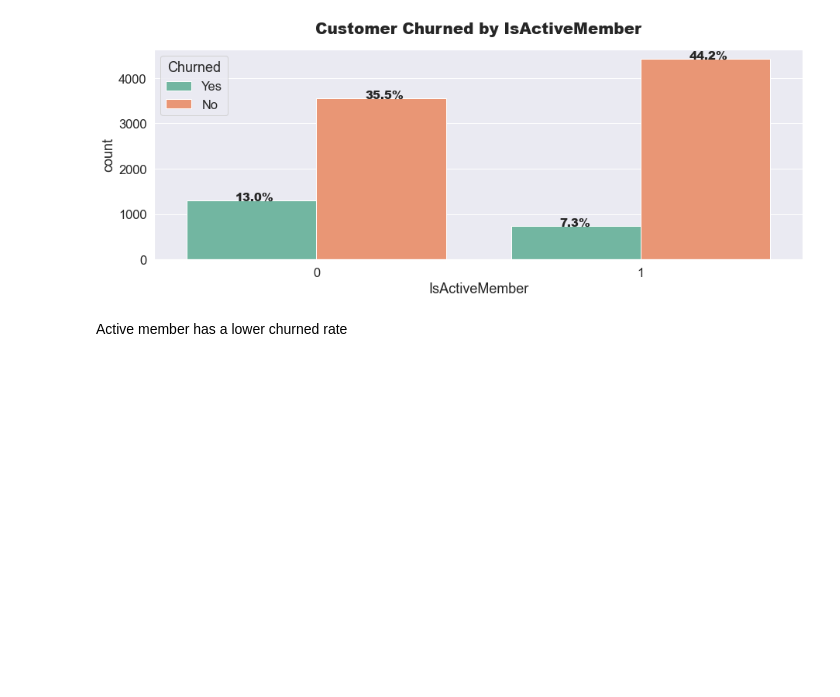
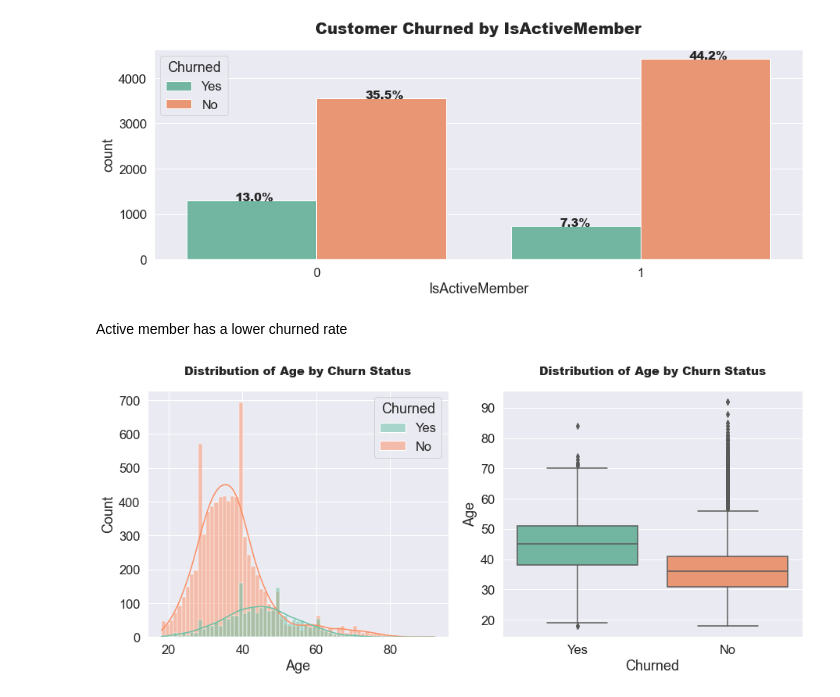
Before and after one commit to JasonXie23/Bank-Client-churned-Predictive-analysis, a Jupyter notebook: Bank_churn_notebook.ipynb, the cells around one changed output. Drawn from its saved outputs; the diff is of its cells as text; code cells hidden in the pictures; blank space fills up the shorter version.

Commit message:
continuoues_plot

```diff
--- a/Bank_churn_notebook.ipynb
+++ b/Bank_churn_notebook.ipynb
@@ -248,3 +248,19 @@ countplot("IsActiveMember")
 [figure]
 # %% [markdown]
 Active member has a lower churned rate
+# %%
+def continous_plot(column):
+    plt.figure(figsize=(13,6))
+    plt.subplot(1,2,1)
+    sns.histplot(x=column,hue="Churned",data=df,kde=True,palette="Set2")
+    plt.title(f"Distribution of {column} by Churn Status",fontweight="black",pad=20,size=15)
+
+    plt.subplot(1,2,2)
+    sns.boxplot(data=df, x="Churned", y=df[column],palette="Set2")
+    plt.title(f"Distribution of {column} by Churn Status",fontweight="black",pad=20,size=15)
+    plt.tight_layout()
+    plt.show()
+# %%
+continous_plot("Age")
+# %% [output]
+[figure, added]
```
Also changed, not shown: parts of 2 cells of this notebook.
